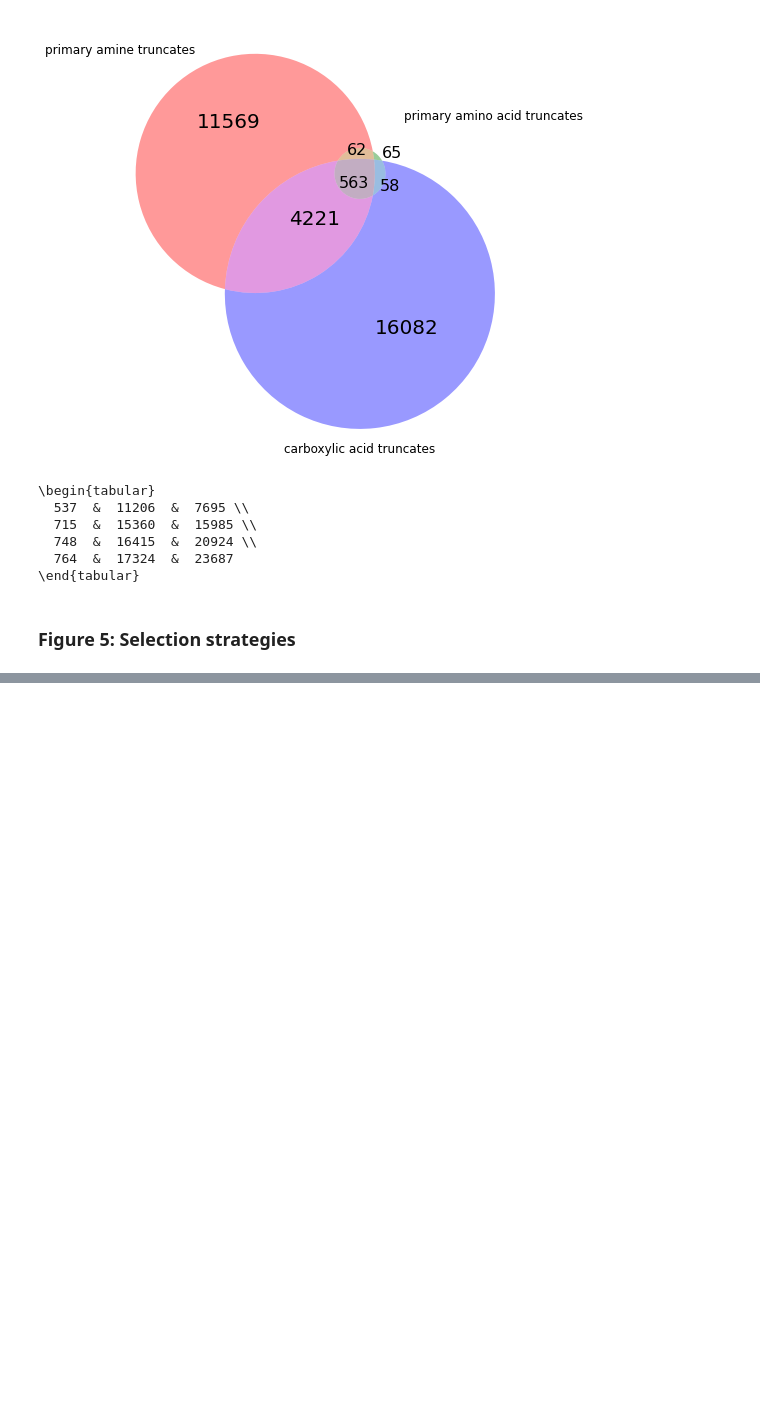
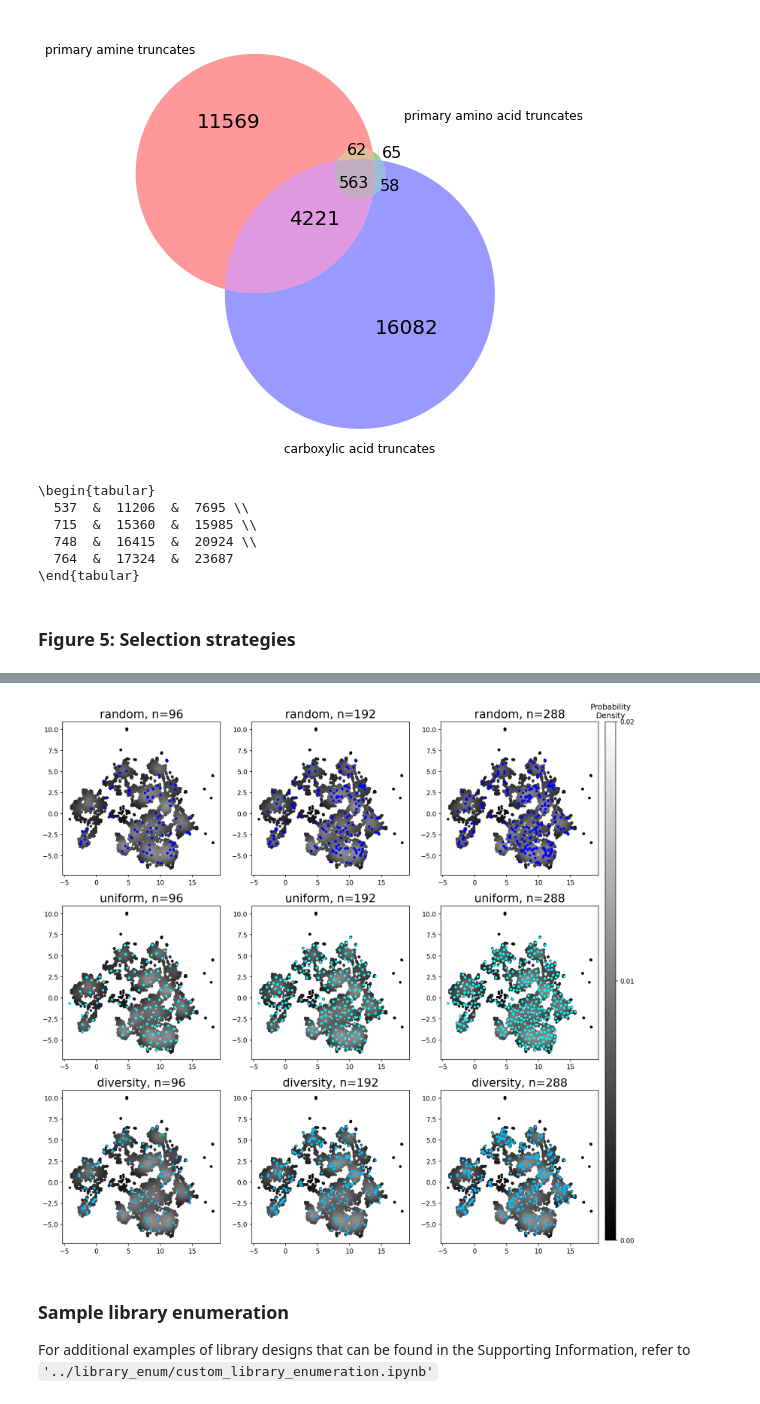
Before and after one commit to MobleyLab/DEL_BB_design, a Jupyter notebook: code/analysis/SI_analysis.ipynb, the cells around one changed output, grey strips where cells are left out. Cells and saved outputs as stored; diff of their text form; code cells hidden in the pictures; blank space fills up the shorter version.

```diff
--- a/code/analysis/SI_analysis.ipynb
+++ b/code/analysis/SI_analysis.ipynb
@@ -1747,0 +657,70 @@ print(np.mean(np.max(l2p2_sim, axis=1)))
+# %%
+path = '../../files/library_enum_lists/'
+c_r_96 = pd.read_csv(path + 'cooh_rand_96.csv')
+c_r_192 = pd.read_csv(path + 'cooh_rand_192.csv')
+c_r_288 = pd.read_csv(path + 'cooh_rand_288.csv')
+
+c_u_96 = pd.read_csv(path + 'cooh_unif_96.csv')
+c_u_192 = pd.read_csv(path + 'cooh_unif_192.csv')
+c_u_288 = pd.read_csv(path + 'cooh_unif_288.csv')
+
+c_d_96 = pd.read_csv(path + 'cooh_div_96.csv')
+c_d_192 = pd.read_csv(path + 'cooh_div_192.csv')
+c_d_288 = pd.read_csv(path + 'cooh_div_288.csv')
+# %%
+fig, axs = plt.subplots(3, 3, figsize=(15,15), dpi=150)
+sc = axs[0][0].scatter(cooh_umap['X'], cooh_umap['Y'], marker='.', c=z_cooh, cmap='gray', vmin=t_min, vmax=t_max)
+axs[0][0].scatter(c_r_96['X'], c_r_96['Y'], marker='.', color='blue')
+axs[0][0].set_title('random, n=96', fontsize=18)
+
+axs[0][1].scatter(cooh_umap['X'], cooh_umap['Y'], marker='.', c=z_cooh, cmap='gray', vmin=t_min, vmax=t_max)
+axs[0][1].scatter(c_r_192['X'], c_r_192['Y'], marker='.', color='blue')
+axs[0][1].set_title('random, n=192', fontsize=18)
+
+axs[0][2].scatter(cooh_umap['X'], cooh_umap['Y'], marker='.', c=z_cooh, cmap='gray', vmin=t_min, vmax=t_max)
+axs[0][2].scatter(c_r_288['X'], c_r_288['Y'], marker='.', color='blue')
+axs[0][2].set_title('random, n=288', fontsize=18)
+
+
+axs[1][0].scatter(cooh_umap['X'], cooh_umap['Y'], marker='.', c=z_cooh, cmap='gray', vmin=t_min, vmax=t_max)
+axs[1][0].scatter(c_u_96['X'], c_u_96['Y'], marker='.', color='aqua')
+axs[1][0].set_title('uniform, n=96', fontsize=18)
+
+axs[1][1].scatter(cooh_umap['X'], cooh_umap['Y'], marker='.', c=z_cooh, cmap='gray', vmin=t_min, vmax=t_max)
+axs[1][1].scatter(c_u_192['X'], c_u_192['Y'], marker='.', color='aqua')
+axs[1][1].set_title('uniform, n=192', fontsize=18)
+
+axs[1][2].scatter(cooh_umap['X'], cooh_umap['Y'], marker='.', c=z_cooh, cmap='gray', vmin=t_min, vmax=t_max)
+axs[1][2].scatter(c_u_288['X'], c_u_288['Y'], marker='.', color='aqua')
+axs[1][2].set_title('uniform, n=288', fontsize=18)
+
+
+axs[2][0].scatter(cooh_umap['X'], cooh_umap['Y'], marker='.', c=z_cooh, cmap='gray', vmin=t_min, vmax=t_max)
+axs[2][0].scatter(c_d_96['X'], c_d_96['Y'], marker='.', color='deepskyblue')
+axs[2][0].set_title('diversity, n=96', fontsize=18)
+
+axs[2][1].scatter(cooh_umap['X'], cooh_umap['Y'], marker='.', c=z_cooh, cmap='gray', vmin=t_min, vmax=t_max)
+axs[2][1].scatter(c_d_192['X'], c_d_192['Y'], marker='.', color='deepskyblue')
+axs[2][1].set_title('diversity, n=192', fontsize=18)
+
+axs[2][2].scatter(cooh_umap['X'], cooh_umap['Y'], marker='.', c=z_cooh, cmap='gray', vmin=t_min, vmax=t_max)
+axs[2][2].scatter(c_d_288['X'], c_d_288['Y'], marker='.', color='deepskyblue')
+axs[2][2].set_title('diversity, n=288', fontsize=18)
+
+cbar_ax = fig.add_axes([0.91, 0.13, 0.015, 0.75])
+cbar_ax.set_title("Probability\nDensity")
+
+n_ticks = 3
+cbar = plt.colorbar(sc, cbar_ax)
+cbar.set_ticks(np.linspace(t_min, t_max, n_ticks))
+cbar.set_ticklabels([f"{x:.2f}" for x in np.linspace(t_min, t_max, n_ticks)])
+
+fig.savefig('../../figures/SI/cooh_BB_lists_eval.png')
+
+plt.show()
+# %% [output]
+[figure, added]
+# %% [markdown]
+### Sample library enumeration
+
+For additional examples of library designs that can be found in the Supporting Information, refer to `'../library_enum/custom_library_enumeration.ipynb'`
```
Also changed, not shown: parts of 104 cells of this notebook, 21 other files.
